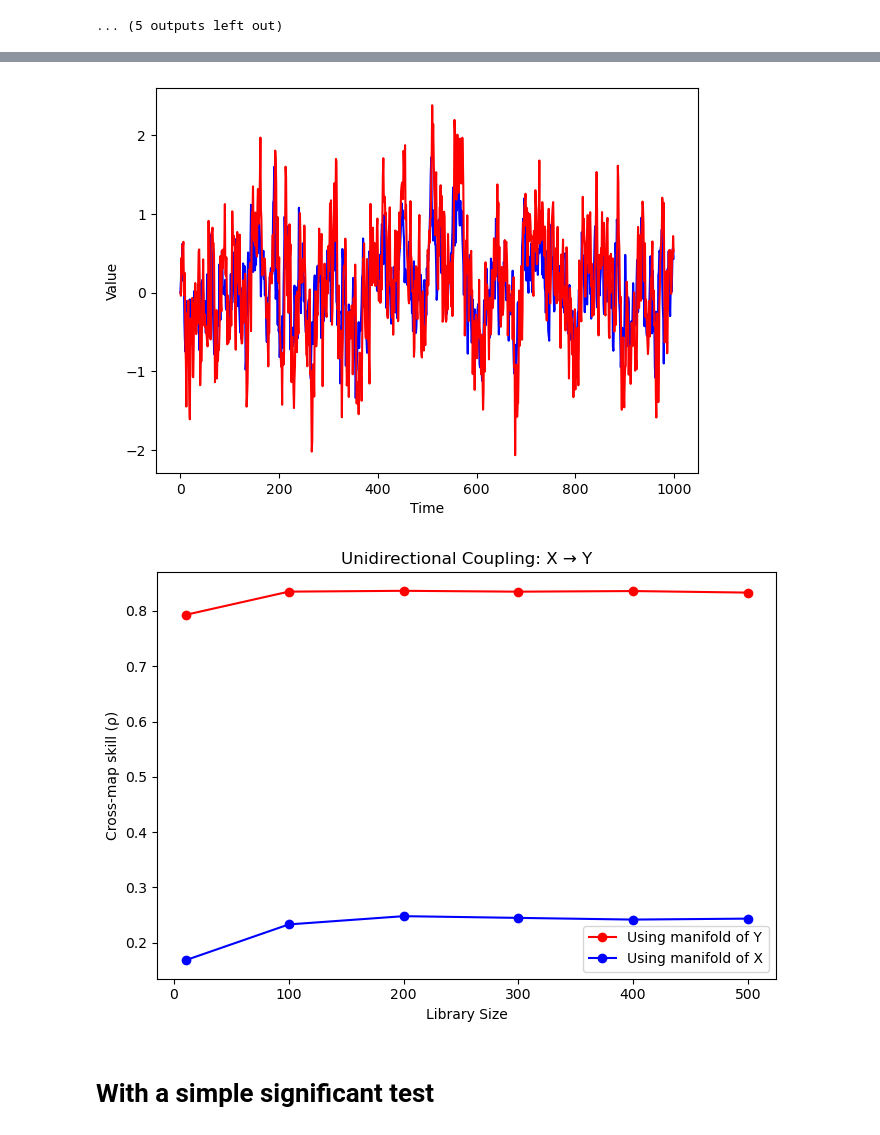
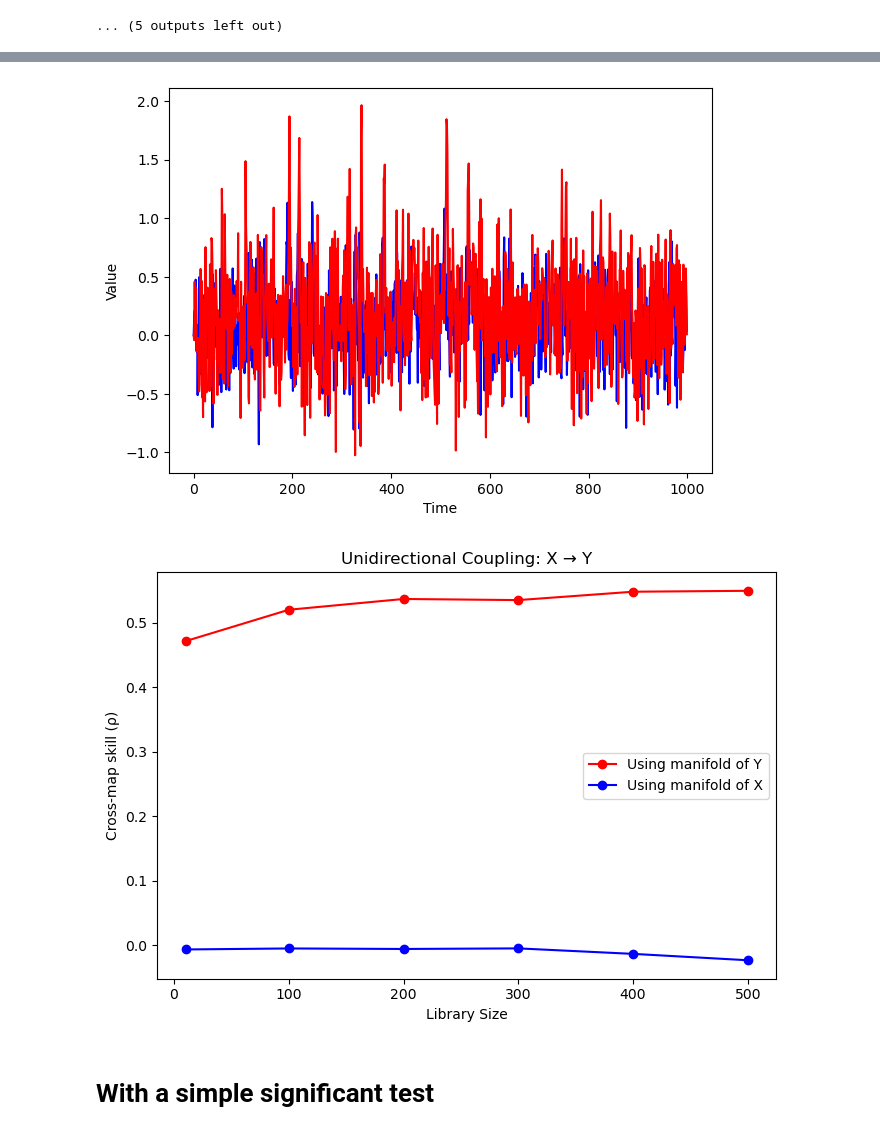
Before and after one commit to Peisong-Zheng/Inso_LGMR, a Jupyter notebook: testing_pyEDM.ipynb, the cells around one changed output, grey strips where cells are left out. Saved outputs shown, nothing was run; the diff lists cells and outputs as text; code cells hidden in the pictures.

```diff
--- a/testing_pyEDM.ipynb
+++ b/testing_pyEDM.ipynb
@@ -43,9 +257,9 @@ Y[0] = 0.0
 # Evolve the system
 for t in range(1, N):
     # X is an AR(1) process
-    X[t] = aX * X[t - 1] + noise_std * np.random.randn()
+    X[t] = aX * X[t - 1] * X[t - 1]+ noise_std * np.random.randn()
     # Y depends on Y[t-1] and also X[t-1]
-    Y[t] = aY * Y[t - 1] + cXY * X[t - 2] + noise_std * np.random.randn()
+    Y[t] = aY * Y[t - 1]*Y[t - 1] + cXY * X[t - 3] + noise_std * np.random.randn()
 
 # Create a time column for consistency
 time = np.arange(N)
@@ -66,36 +280,36 @@ plt.xlabel('Time')
 plt.ylabel('Value')
 
 libSizes = "10 100 200 300 400 500"
 
 # A) X->Y
 ccm_out = CCM(
     dataFrame   = df,
     E           = 2,       # Embedding dimension
     tau         = 1,
     columns     = "Y",     # 'X' is the manifold (cause)
     target      = "X",     # 'Y' is the effect
     libSizes    = libSizes,
     sample      = 10,
     random      = True,
     replacement = False,
-    Tp          = -2,       # Forecast horizon
+    Tp          = -3,       # Forecast horizon
     verbose     = False
 )
 
 
 plt.figure(figsize=(7,5))
 plt.plot(ccm_out['LibSize'], ccm_out['Y:X'], 'ro-', label='Using manifold of Y')
 plt.plot(ccm_out['LibSize'], ccm_out['X:Y'], 'bo-', label='Using manifold of X')
 
 plt.xlabel('Library Size')
 plt.ylabel('Cross-map skill (ρ)')
 plt.title('Unidirectional Coupling: X → Y')
 plt.legend(loc='best')
 plt.tight_layout()
 plt.show()
 # %% [output]
-[figure, old version]
+[figure, new version]
-[figure, old version]
+[figure, new version]
 # %% [markdown]
 # With a simple significant test
 # %%
```
Also changed, not shown: parts of 4 cells of this notebook, 3 other files.
